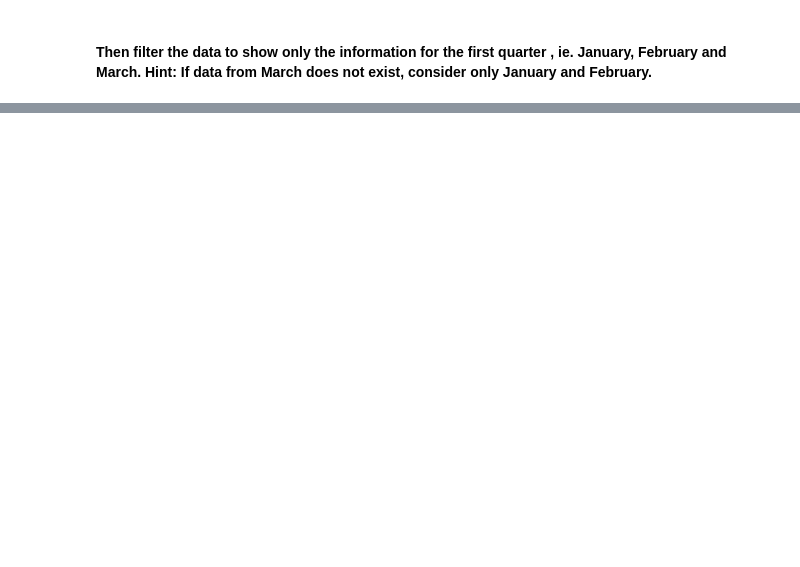
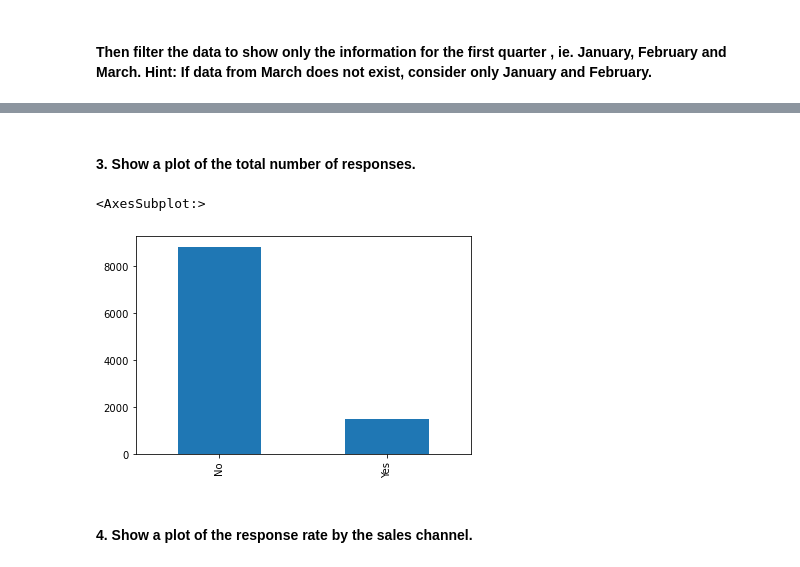
Before and after one commit to dbsquare/lab-customer-analysis-round-2, a Jupyter notebook: Dar_B_Customer_Analysis_Round_2.ipynb, the cells around one changed output, grey strips where cells are left out. Drawn from its saved outputs; the diff is of its cells as text; code cells hidden in the pictures; blank space fills up the shorter version.

```diff
--- a/Dar_B_Customer_Analysis_Round_2.ipynb
+++ b/Dar_B_Customer_Analysis_Round_2.ipynb
@@ -217,0 +270,11 @@ first_q
+# %% [markdown]
+#### 3. Show a plot of the total number of responses.
+# %%
+total_response = df['response'].value_counts()
+
+total_response.plot.bar()
+# %% [output]
+<AxesSubplot:>
+[figure, added]
+# %% [markdown]
+#### 4. Show a plot of the response rate by the sales channel.
```
Also changed, not shown: parts of 22 cells of this notebook.
